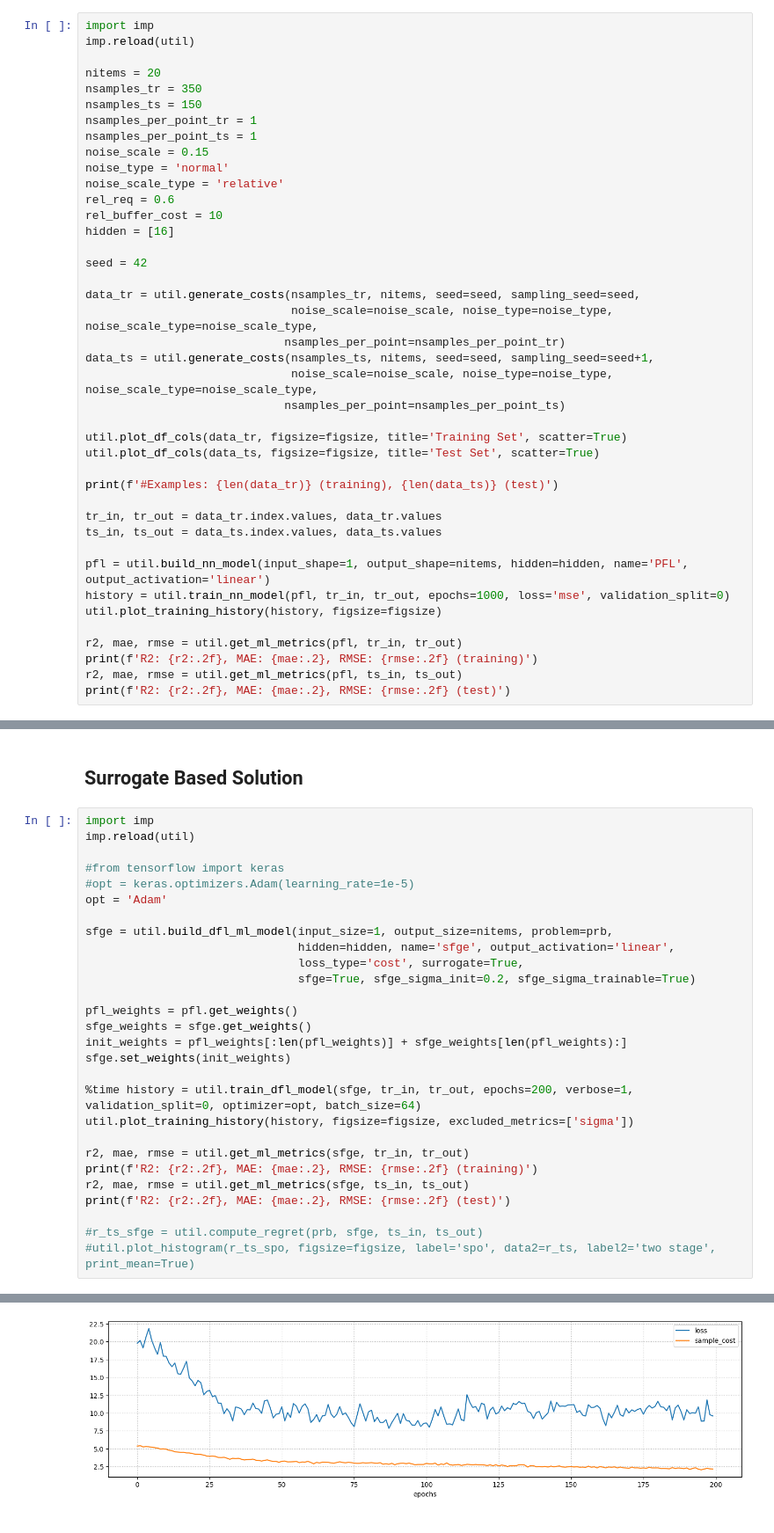
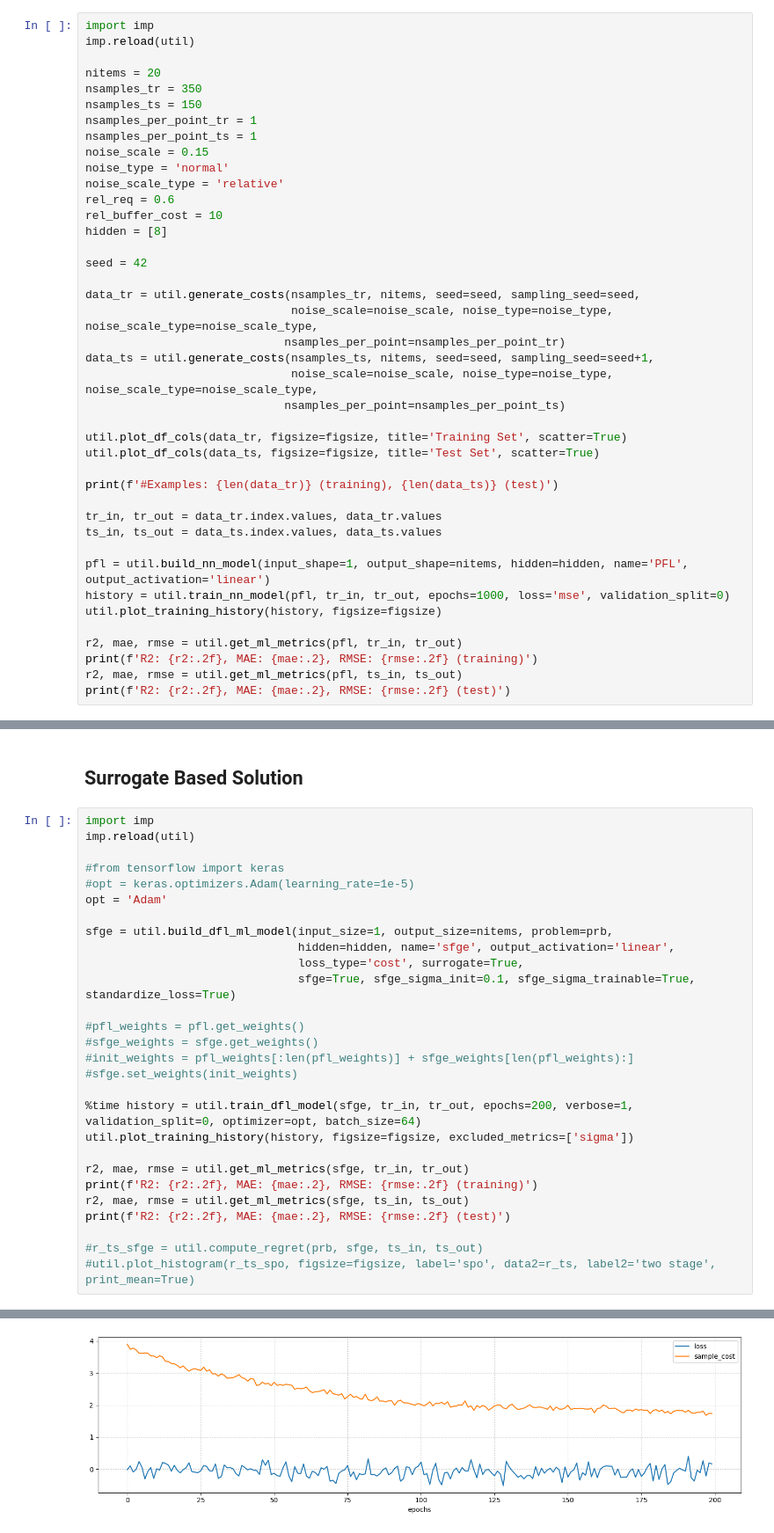
Before and after one commit to lompabo/acp_summer_school_2023, a Jupyter notebook: ZZZ. 04. Downscaling Problem Complexity.ipynb, the cells around one changed output, grey strips where cells are left out. Shown at 88% size. Saved outputs shown, nothing was run; the diff lists cells and outputs as text.

```diff
--- a/ZZZ. 04. Downscaling Problem Complexity.ipynb
+++ b/ZZZ. 04. Downscaling Problem Complexity.ipynb
@@ -37,7 +37,7 @@ noise_type = 'normal'
 noise_scale_type = 'relative'
 rel_req = 0.6
 rel_buffer_cost = 10
-hidden = [16]
+hidden = [8]
 
 seed = 42
 
@@ -101,12 +101,12 @@ opt = 'Adam'
 sfge = util.build_dfl_ml_model(input_size=1, output_size=nitems, problem=prb,
                                hidden=hidden, name='sfge', output_activation='linear',
                                loss_type='cost', surrogate=True,
-                               sfge=True, sfge_sigma_init=0.2, sfge_sigma_trainable=True)
+                               sfge=True, sfge_sigma_init=0.1, sfge_sigma_trainable=True, standardize_loss=True)
 
-pfl_weights = pfl.get_weights()
-sfge_weights = sfge.get_weights()
-init_weights = pfl_weights[:len(pfl_weights)] + sfge_weights[len(pfl_weights):]
-sfge.set_weights(init_weights)
+#pfl_weights = pfl.get_weights()
+#sfge_weights = sfge.get_weights()
+#init_weights = pfl_weights[:len(pfl_weights)] + sfge_weights[len(pfl_weights):]
+#sfge.set_weights(init_weights)
 
 %time history = util.train_dfl_model(sfge, tr_in, tr_out, epochs=200, verbose=1, validation_split=0, optimizer=opt, batch_size=64)
 util.plot_training_history(history, figsize=figsize, excluded_metrics=['sigma'])
@@ -139 +139 @@ Wall time: 2min 14s
-[figure, old version]
+[figure, new version]
```
Also changed, not shown: parts of 5 cells of this notebook, 21 other files.
